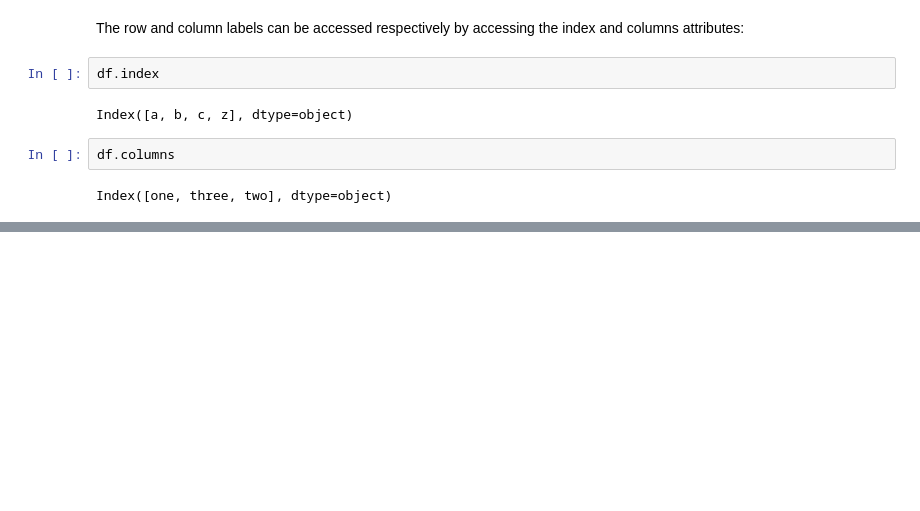
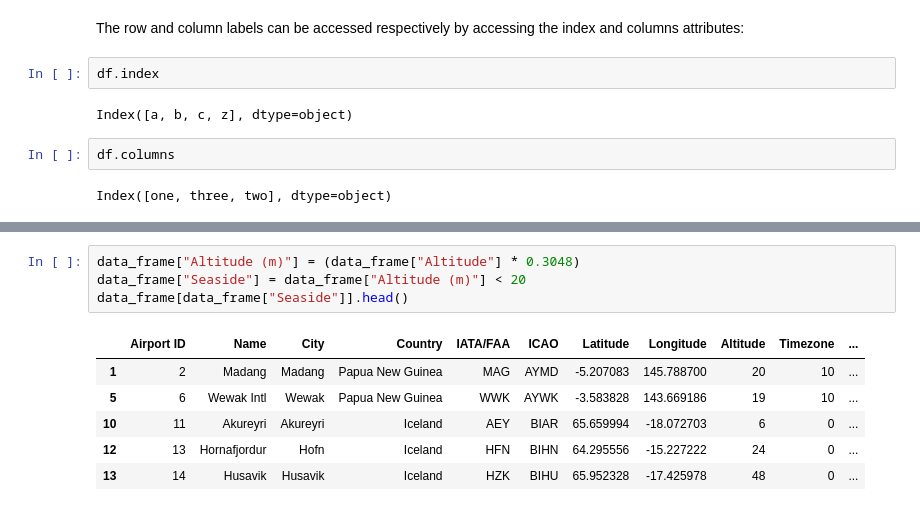
Before and after one commit to smorv/data_mining, a Jupyter notebook: notes/Pandas Structures.ipynb, the cells around one changed output, grey strips where cells are left out. Cells and saved outputs as stored; diff of their text form; blank space fills up the shorter version.

```diff
--- a/notes/Pandas Structures.ipynb
+++ b/notes/Pandas Structures.ipynb
@@ -394,0 +545,11 @@ Index([one, three, two], dtype=object)
+# %%
+data_frame["Altitude (m)"] = (data_frame["Altitude"] * 0.3048)
+data_frame["Seaside"] = data_frame["Altitude (m)"] < 20
+data_frame[data_frame["Seaside"]].head()
+# %% [output]
+|  | Airport ID | Name | City | Country | IATA/FAA | ICAO | Latitude | Longitude | Altitude | Timezone | ... |
+| 1 | 2 | Madang | Madang | Papua New Guinea | MAG | AYMD | -5.207083 | 145.788700 | 20 | 10 | ... |
+| 5 | 6 | Wewak Intl | Wewak | Papua New Guinea | WWK | AYWK | -3.583828 | 143.669186 | 19 | 10 | ... |
+| 10 | 11 | Akureyri | Akureyri | Iceland | AEY | BIAR | 65.659994 | -18.072703 | 6 | 0 | ... |
+| 12 | 13 | Hornafjordur | Hofn | Iceland | HFN | BIHN | 64.295556 | -15.227222 | 24 | 0 | ... |
+| 13 | 14 | Husavik | Husavik | Iceland | HZK | BIHU | 65.952328 | -17.425978 | 48 | 0 | ... |
```
Also changed, not shown: parts of 31 cells of this notebook, 3 other files.
